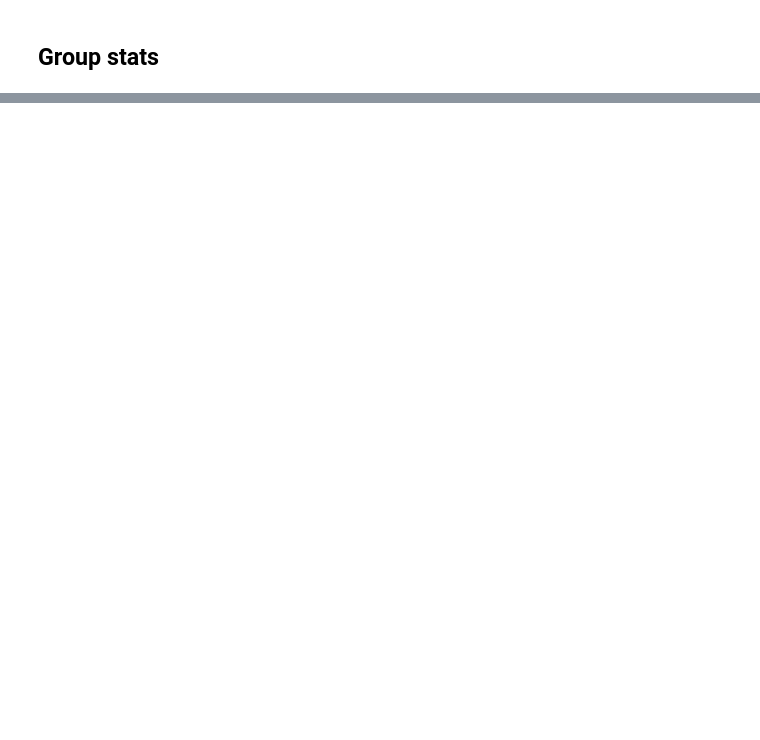
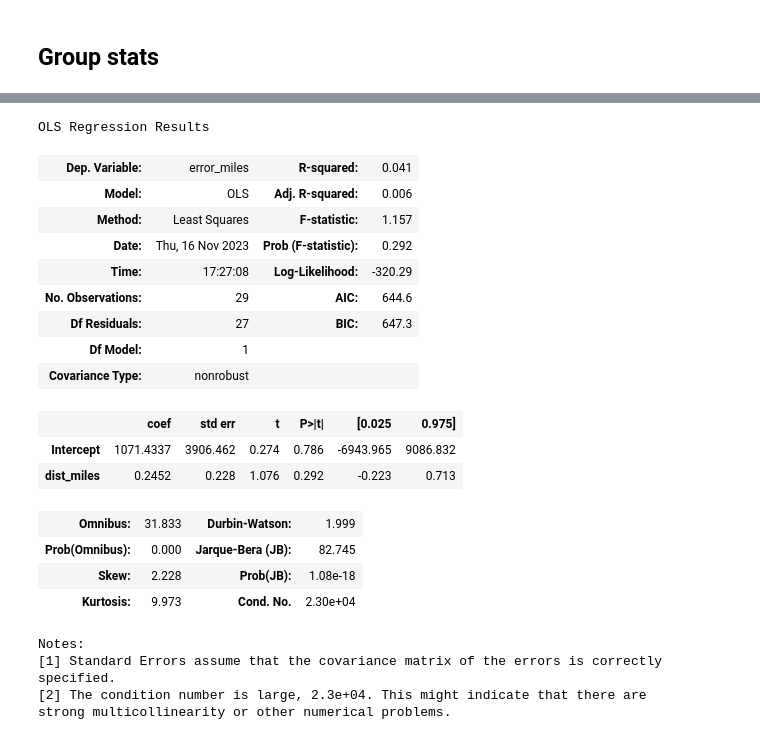
Before and after one commit to wilkens/mobility-books, a Jupyter notebook: notebooks/Validation.ipynb, the cells around one changed output, grey strips where cells are left out. Cells and saved outputs as stored; diff of their text form; code cells hidden in the pictures; blank space fills up the shorter version.

```diff
--- a/notebooks/Validation.ipynb
+++ b/notebooks/Validation.ipynb
@@ -135,0 +146,26 @@ Difference in means p-value: 0.0062 **
+# %%
+# pearson correlation between dist_miles and error_miles
+results = smf.ols('error_miles ~ dist_miles', data=df).fit()
+results.summary()
+# %% [output]
+OLS Regression Results
+| Dep. Variable: | error_miles | R-squared: | 0.041 |
+| Model: | OLS | Adj. R-squared: | 0.006 |
+| Method: | Least Squares | F-statistic: | 1.157 |
+| Date: | Thu, 16 Nov 2023 | Prob (F-statistic): | 0.292 |
+| Time: | 17:27:08 | Log-Likelihood: | -320.29 |
+| No. Observations: | 29 | AIC: | 644.6 |
+| Df Residuals: | 27 | BIC: | 647.3 |
+| Df Model: | 1 |  |  |
+| Covariance Type: | nonrobust |  |  |
+|  | coef | std err | t | P>|t| | [0.025 | 0.975] |
+| Intercept | 1071.4337 | 3906.462 | 0.274 | 0.786 | -6943.965 | 9086.832 |
+| dist_miles | 0.2452 | 0.228 | 1.076 | 0.292 | -0.223 | 0.713 |
+| Omnibus: | 31.833 | Durbin-Watson: | 1.999 |
+| Prob(Omnibus): | 0.000 | Jarque-Bera (JB): | 82.745 |
+| Skew: | 2.228 | Prob(JB): | 1.08e-18 |
+| Kurtosis: | 9.973 | Cond. No. | 2.30e+04 |
+Notes:
+[1] Standard Errors assume that the covariance matrix of the errors is correctly specified.
+[2] The condition number is large, 2.3e+04. This might indicate that there are
+strong multicollinearity or other numerical problems.
```
Also changed, not shown: parts of 10 cells of this notebook, 1 other file.
